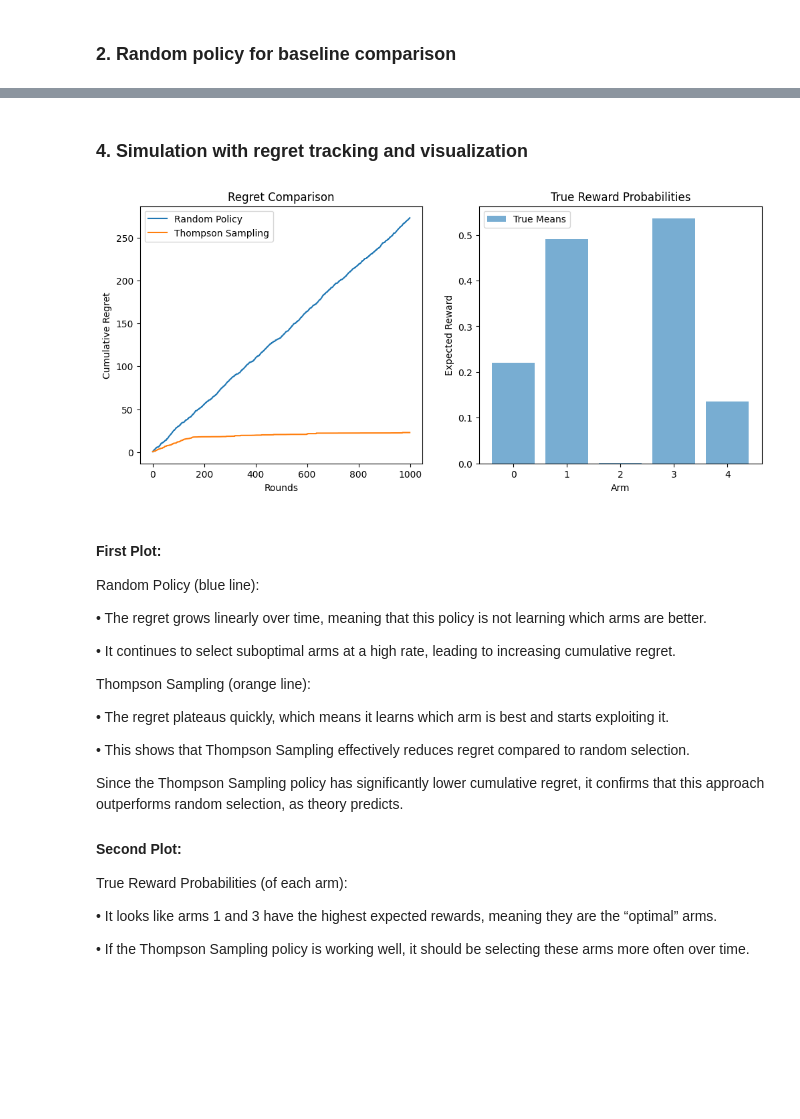
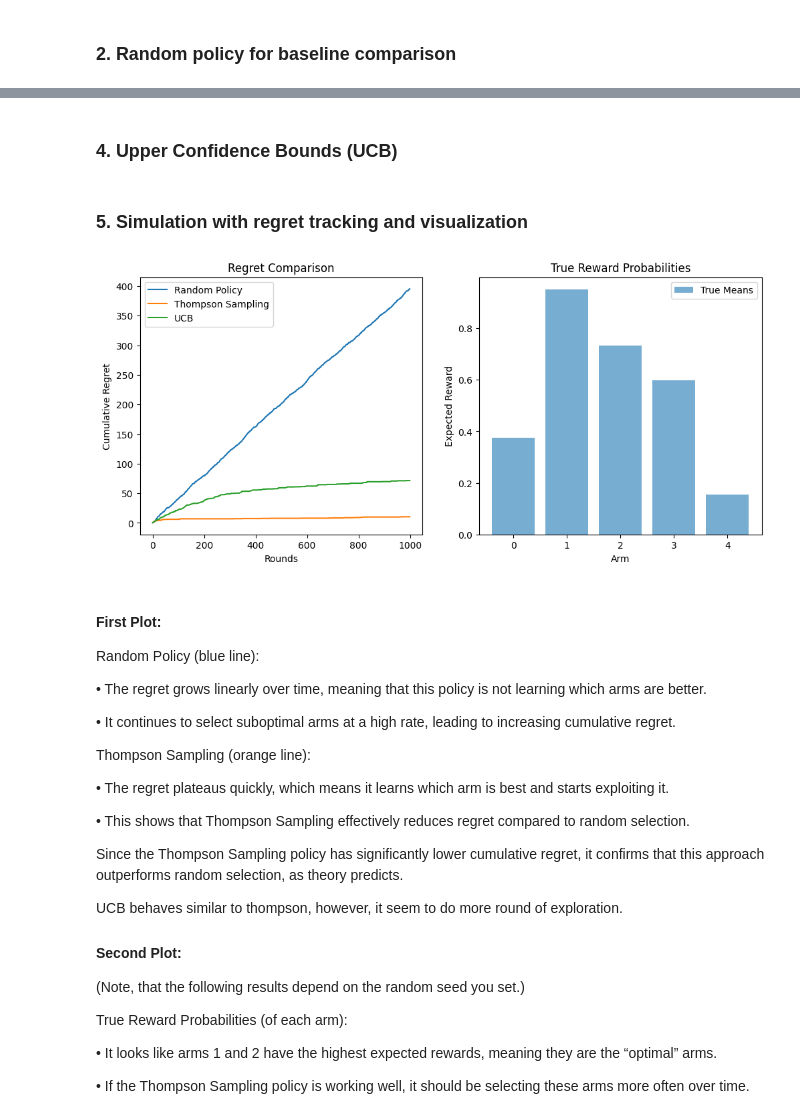
Before and after one commit to marvinernst1020/bandits_algorithms, a Jupyter notebook: basicBandits.ipynb, the cells around one changed output, grey strips where cells are left out. Saved outputs shown, nothing was run; the diff lists cells and outputs as text; code cells hidden in the pictures; blank space fills up the shorter version.

```diff
--- a/basicBandits.ipynb
+++ b/basicBandits.ipynb
@@ -55,8 +107,30 @@ class ThompsonSampling:
         """Update the beta distribution parameters based on observed reward."""
         self.alpha[arm] += reward
         self.beta[arm] += 1 - reward
+# %% [markdown]
+### 4. Upper Confidence Bounds (UCB)
+# %%
+class UCB:
+    def __init__(self, k):
+        """Upper Confidence Bound (UCB) algorithm."""
+        self.k = k
+        self.counts = np.zeros(k)  # Number of times each arm was selected
+        self.values = np.zeros(k)  # Estimated value of each arm
+
+    def select_arm(self, t):
+        """Select an arm based on the UCB strategy."""
+        if 0 in self.counts:
+            return np.argmin(self.counts)  # Play each arm at least once
+
+        ucb_values = self.values + np.sqrt((2 * np.log(t)) / self.counts)
+        return np.argmax(ucb_values)
+
+    def update(self, arm, reward):
+        """Update estimates based on observed reward."""
+        self.counts[arm] += 1
+        self.values[arm] += (reward - self.values[arm]) / self.counts[arm]
 # %% [markdown]
-### 4. Simulation with regret tracking and visualization
+### 5. Simulation with regret tracking and visualization
 # %%
 # Simulation parameters
 k = 5  # Number of arms
@@ -66,48 +140,65 @@ n_rounds = 1000  # Number of pulls
 bandit = MultiArmedBandit(k)
 random_policy = RandomPolicy(k)
 thompson_policy = ThompsonSampling(k)
+ucb_policy = UCB(k)
 
 # Track rewards and regret
 random_rewards = []
 thompson_rewards = []
+ucb_rewards = []
 optimal_reward = max(bandit.true_means)
 random_regret = []
 thompson_regret = []
+ucb_regret = []
+
+# Track arm selection counts
+thompson_selections = np.zeros(k)
+ucb_selections = np.zeros(k)
 
 # Run simulation
-for _ in range(n_rounds):
+for t in range(1, n_rounds + 1):
     # Random Policy
     rand_arm = random_policy.select_arm()
     rand_reward = bandit.pull_arm(rand_arm)
     random_rewards.append(rand_reward)
     random_regret.append(optimal_reward - bandit.true_means[rand_arm])
 
     # Thompson Sampling Policy
     thompson_arm = thompson_policy.select_arm()
+    thompson_selections[thompson_arm] += 1
     thompson_reward = bandit.pull_arm(thompson_arm)
     thompson_policy.update(thompson_arm, thompson_reward)
     thompson_rewards.append(thompson_reward)
     thompson_regret.append(optimal_reward - bandit.true_means[thompson_arm])
 
-# Plot results
+    # UCB Policy
+    ucb_arm = ucb_policy.select_arm(t)
+    ucb_selections[ucb_arm] += 1
+    ucb_reward = bandit.pull_arm(ucb_arm)
+    ucb_policy.update(ucb_arm, ucb_reward)
+    ucb_rewards.append(ucb_reward)
+    ucb_regret.append(optimal_reward - bandit.true_means[ucb_arm])
+
+
 plt.figure(figsize=(12, 5))
 plt.subplot(1, 2, 1)
 plt.plot(np.cumsum(random_regret), label='Random Policy')
 plt.plot(np.cumsum(thompson_regret), label='Thompson Sampling')
+plt.plot(np.cumsum(ucb_regret), label='UCB')
 plt.xlabel('Rounds')
 plt.ylabel('Cumulative Regret')
 plt.legend()
 plt.title('Regret Comparison')
 
 plt.subplot(1, 2, 2)
 plt.bar(range(k), bandit.true_means, alpha=0.6, label='True Means')
 plt.xlabel('Arm')
 plt.ylabel('Expected Reward')
 plt.title('True Reward Probabilities')
 plt.legend()
 plt.show()
 # %% [output]
-[figure, old version]
+[figure, new version]
 # %% [markdown]
 #### First Plot:
 
@@ -125,11 +216,15 @@ Thompson Sampling (orange line):
 
 Since the Thompson Sampling policy has significantly lower cumulative regret, it confirms that this approach outperforms random selection, as theory predicts.
 
+UCB behaves similar to thompson, however, it seem to do more round of exploration.
+
 
 #### Second Plot:
 
+(Note, that the following results depend on the random seed you set.)
+
 True Reward Probabilities (of each arm):
 
-•	It looks like arms 1 and 3 have the highest expected rewards, meaning they are the “optimal” arms.
+•	It looks like arms 1 and 2 have the highest expected rewards, meaning they are the “optimal” arms.
 
 •	If the Thompson Sampling policy is working well, it should be selecting these arms more often over time.
```
Also changed, not shown: parts of 9 cells of this notebook.
